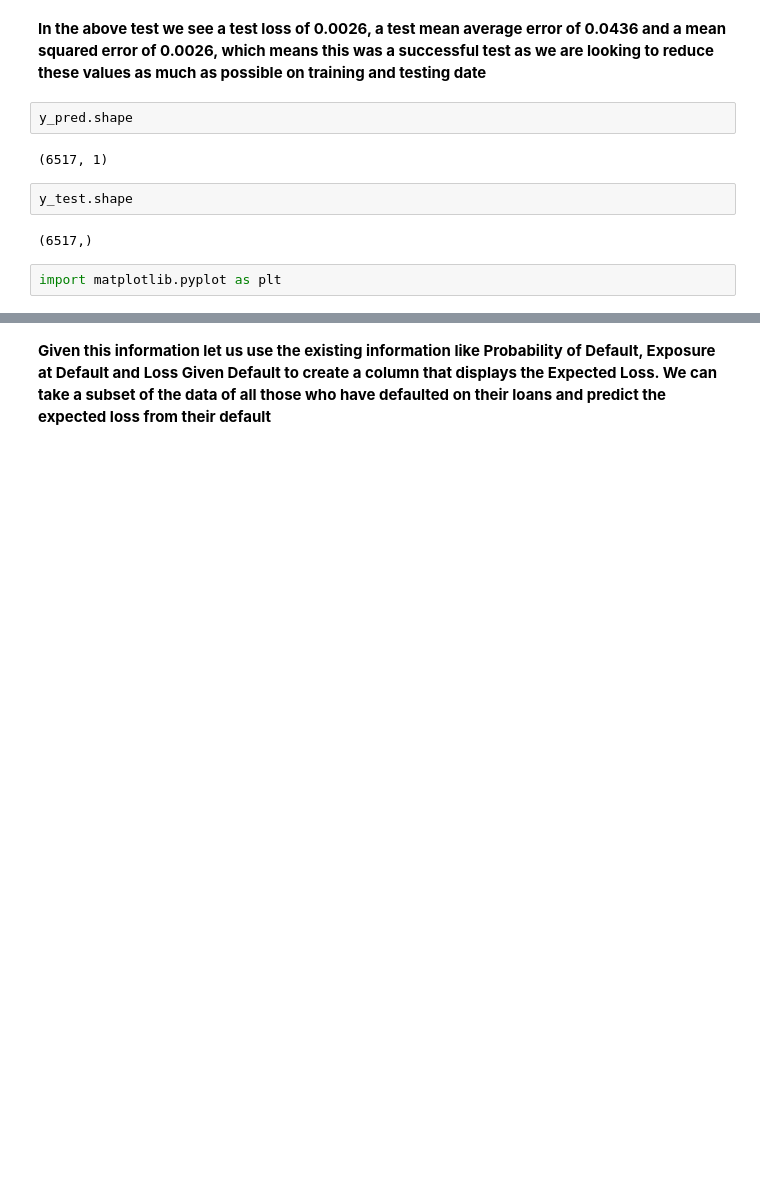
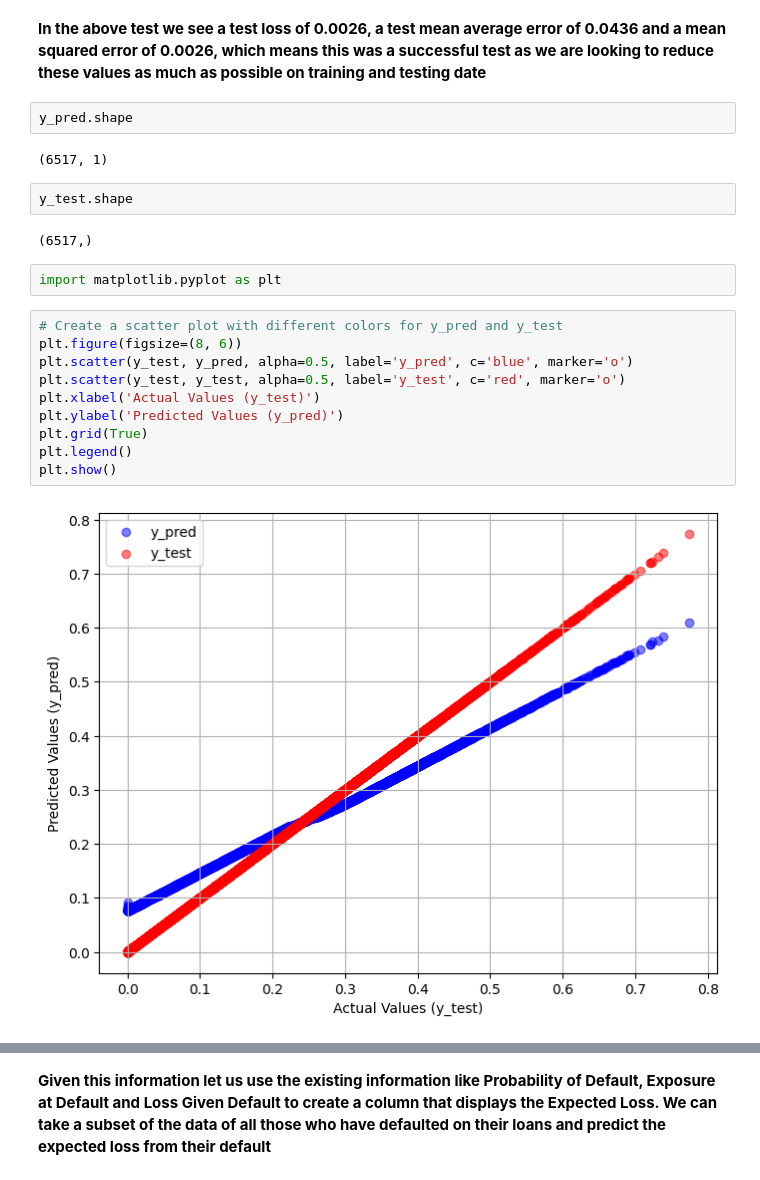
Before and after one commit to reydrey/CreditRiskAnalysis_FFNN, a Jupyter notebook: credit_risk_analysis.ipynb, the cells around one changed output, grey strips where cells are left out. Cells and saved outputs as stored; diff of their text form; blank space fills up the shorter version.

Commit message:
Third Commit
Changes in plots used

```diff
--- a/credit_risk_analysis.ipynb
+++ b/credit_risk_analysis.ipynb
@@ -498,6 +498,18 @@ y_test.shape
 (6517,)
 # %%
 import matplotlib.pyplot as plt
+# %%
+# Create a scatter plot with different colors for y_pred and y_test
+plt.figure(figsize=(8, 6))
+plt.scatter(y_test, y_pred, alpha=0.5, label='y_pred', c='blue', marker='o')
+plt.scatter(y_test, y_test, alpha=0.5, label='y_test', c='red', marker='o')
+plt.xlabel('Actual Values (y_test)')
+plt.ylabel('Predicted Values (y_pred)')
+plt.grid(True)
+plt.legend()
+plt.show()
+# %% [output]
+[figure, added]
 # %%
 # scatter plot to show the predicted vs test values
 plt.figure(figsize=(10, 6))
```
Also changed, not shown: parts of 7 cells of this notebook.
